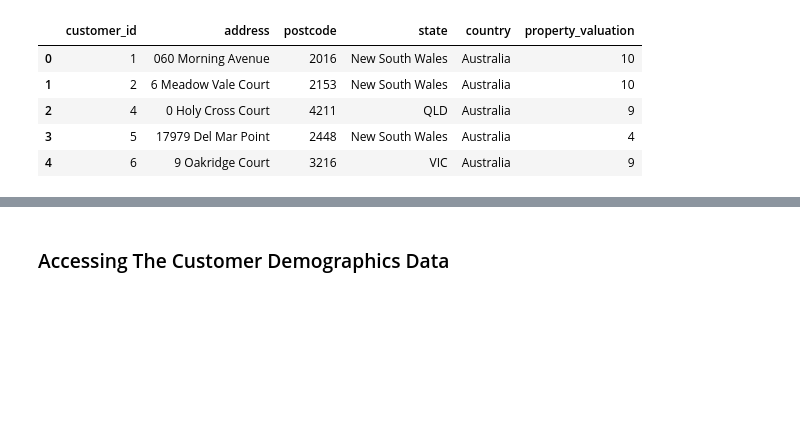
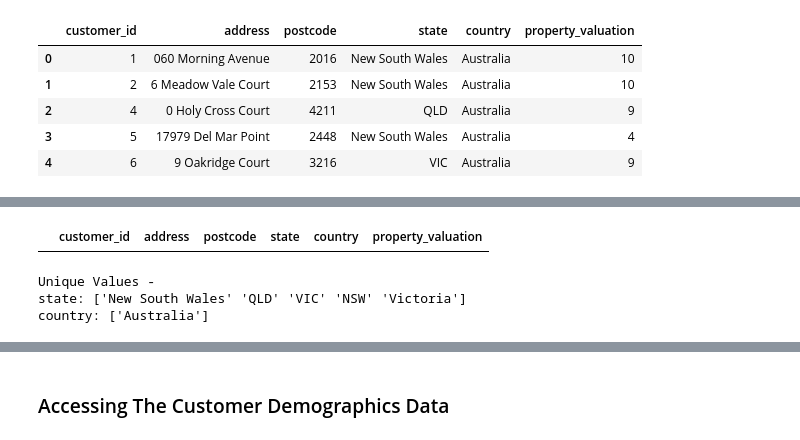
Before and after one commit to idowujames/KPMG-Virtual-Data-Analytics-Internship, a Jupyter notebook: KPMG_Virtual_Data_Analytics_Internship.ipynb, the cells around one changed output, grey strips where cells are left out. Drawn from its saved outputs; the diff is of its cells as text; code cells hidden in the pictures; blank space fills up the shorter version.

Commit message:
Accessed the Customer address dataset

```diff
--- a/KPMG_Virtual_Data_Analytics_Internship.ipynb
+++ b/KPMG_Virtual_Data_Analytics_Internship.ipynb
@@ -120,0 +143,15 @@ cust_address.head()
+# %%
+# Checking for duplicates entries accross the dataset
+cust_address[cust_address.duplicated()]
+# %% [output]
+|  | customer_id | address | postcode | state | country | property_valuation |
+# %%
+# Getting unique values in the categorical columns to confirm the correctness of values
+columns = ['state','country']
+print("Unique Values - ")
+for value in cust_address[columns]:
+  print(f"{value}: {cust_address[value].unique()}")
+# %% [output]
+Unique Values -
+state: ['New South Wales' 'QLD' 'VIC' 'NSW' 'Victoria']
+country: ['Australia']
```
Also changed, not shown: parts of 4 cells of this notebook.
